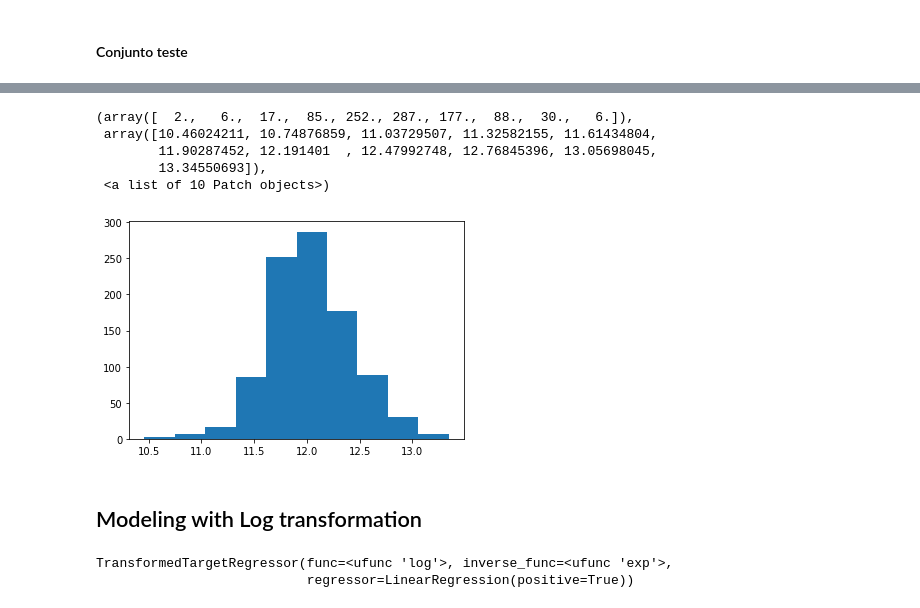
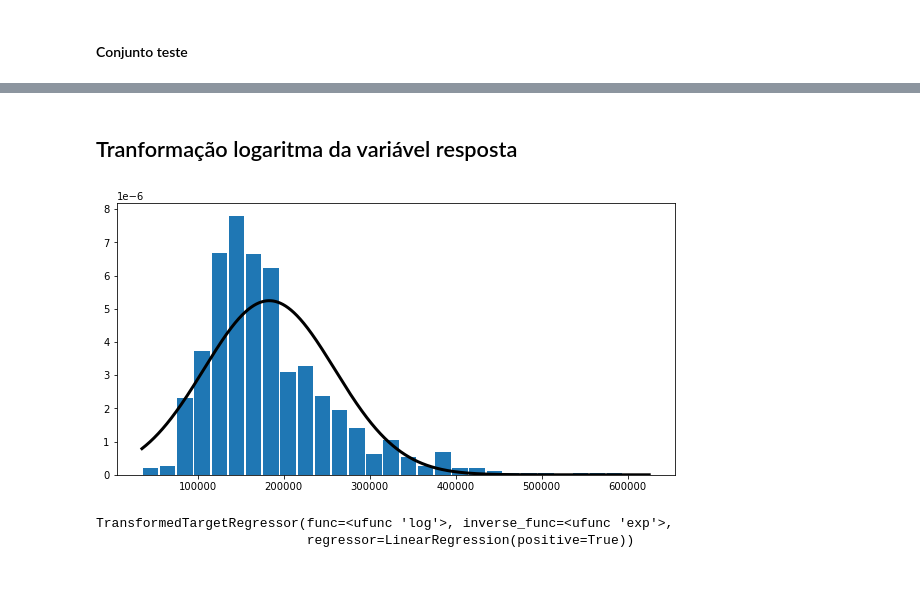
Before and after one commit to FilippeFaria/Regression_modeling, a Jupyter notebook: Pricing.ipynb, the cells around one changed output, grey strips where cells are left out. Drawn from its saved outputs; the diff is of its cells as text; code cells hidden in the pictures; blank space fills up the shorter version.

```diff
--- a/Pricing.ipynb
+++ b/Pricing.ipynb
@@ -1104,15 +1102,15 @@ plt.plot(np.linspace(res.min(),res.max(),100), normal(np.linspace(res.min(),res.
-# %%
-y_tr_log = np.log(y_tr)
-plt.hist(y_tr_log)
-# %% [output]
-(array([  2.,   6.,  17.,  85., 252., 287., 177.,  88.,  30.,   6.]),
- array([10.46024211, 10.74876859, 11.03729507, 11.32582155, 11.61434804,
-        11.90287452, 12.191401  , 12.47992748, 12.76845396, 13.05698045,
-        13.34550693]),
- <a list of 10 Patch objects>)
-[figure, removed]
-# %% [markdown]
-## Modeling with Log transformation
+# %% [markdown]
+## Tranformação logaritma da variável resposta
+# %%
+def normal(x,m,s):
+    return 1/(np.sqrt(2*np.pi)*s) * np.exp((-1/2) * ((x-m)/s)**2)
+
+plt.figure(figsize=(10,5))
+plt.hist(y_tr, bins =list(range(y_tr.min(),y_tr.max(),20000)),rwidth=0.9,density=True)
+plt.plot(np.linspace(y_tr.min(),y_tr.max(),20000), normal(np.linspace(y_tr.min(),y_tr.max(),20000),y_tr.mean(), y_tr.std(ddof=1)),
+         'k-', lw=3);
+# %% [output]
+[figure, added]
 # %%
 from sklearn.compose import TransformedTargetRegressor
 regressor = LinearRegression(fit_intercept=True, positive=True)
```
Also changed, not shown: parts of 55 cells of this notebook.
